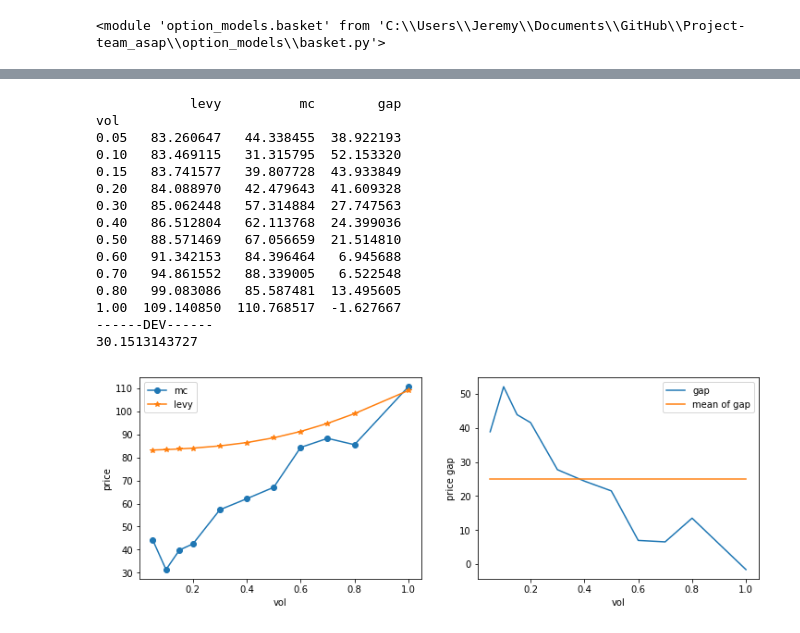
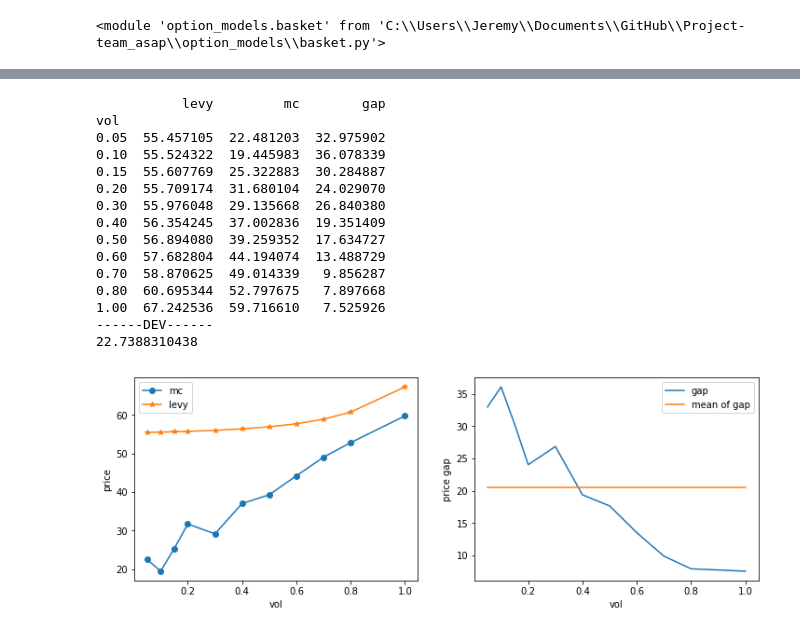
Before and after one commit to Chaney940/Project-team_asap, a Jupyter notebook: TestCode_BasketSpread.ipynb, the cells around one changed output, grey strips where cells are left out. Cells and saved outputs as stored; diff of their text form; code cells hidden in the pictures.

```diff
--- a/TestCode_BasketSpread.ipynb
+++ b/TestCode_BasketSpread.ipynb
@@ -289,6 +309,16 @@ foward
 # %%
 #(d1) varing the volatility, σi is set to the same value σ,which is
 #varied between 5% and 100%.
+#standard test example in Paper
+spot = np.ones(4) * 100
+vol = np.ones(4) * 0.4
+weights = np.ones(4) * 0.25
+divr = np.zeros(4)
+intr = 0
+cor_m = 0.5*np.identity(4) + 0.5*np.ones((4,4))
+texp = 5
+strike=100
+strikeRange=range(50,160,10)
 volRange=[0.05,0.1,0.15,0.2,0.3,0.4,0.5,0.6,0.7,0.8,1]
 
 mcList=[]
@@ -354,33 +394,42 @@ vol
 # %%
-#(d3) varing the volatility, fix σ1 =100% and vary the remaining volatilities
-#symmetrically.
+#(d3) varing the volatility, fix σ1 =100% and vary the remaining volatilities symmetrically.
 #varied between 5% and 100%.
+#standard test example in Paper
+spot = np.ones(4) * 100
+vol = np.ones(4) * 0.4
+weights = np.ones(4) * 0.25
+divr = np.zeros(4)
+intr = 0
+cor_m = 0.5*np.identity(4) + 0.5*np.ones((4,4))
+texp = 5
+strike=100
+strikeRange=range(50,160,10)
 volRange=[0.05,0.1,0.15,0.2,0.3,0.4,0.5,0.6,0.7,0.8,1]
 
 mcList=[]
 levyList=[]
 
 for vol in volRange:
     vol=np.array([1,vol,vol,vol])
     basket4d1 = basket_Levy.Basket(vol, weights, cor_m, divr)
     mcList.append(basket.basket_price_mc(strike, spot, vol, weights, texp, cor_m, bsm=True))
     levyList.append(basket4d1.price_Levy(strike, spot, texp, intr))
 
 plotGap(mcList,levyList,'vol',volRange)
 # %% [output]
-            levy          mc        gap
+           levy         mc        gap
 vol
-0.05   83.260647   44.338455  38.922193
-0.10   83.469115   31.315795  52.153320
-0.15   83.741577   39.807728  43.933849
-0.20   84.088970   42.479643  41.609328
-0.30   85.062448   57.314884  27.747563
-0.40   86.512804   62.113768  24.399036
-0.50   88.571469   67.056659  21.514810
-0.60   91.342153   84.396464   6.945688
-0.70   94.861552   88.339005   6.522548
-0.80   99.083086   85.587481  13.495605
-1.00  109.140850  110.768517  -1.627667
+0.05  55.457105  22.481203  32.975902
+0.10  55.524322  19.445983  36.078339
+0.15  55.607769  25.322883  30.284887
+0.20  55.709174  31.680104  24.029070
+0.30  55.976048  29.135668  26.840380
+0.40  56.354245  37.002836  19.351409
+0.50  56.894080  39.259352  17.634727
+0.60  57.682804  44.194074  13.488729
+0.70  58.870625  49.014339   9.856287
+0.80  60.695344  52.797675   7.897668
+1.00  67.242536  59.716610   7.525926
 ------DEV------
-30.1513143727
+22.7388310438
-[figure, old version]
+[figure, new version]
```
Also changed, not shown: parts of 9 cells of this notebook.
